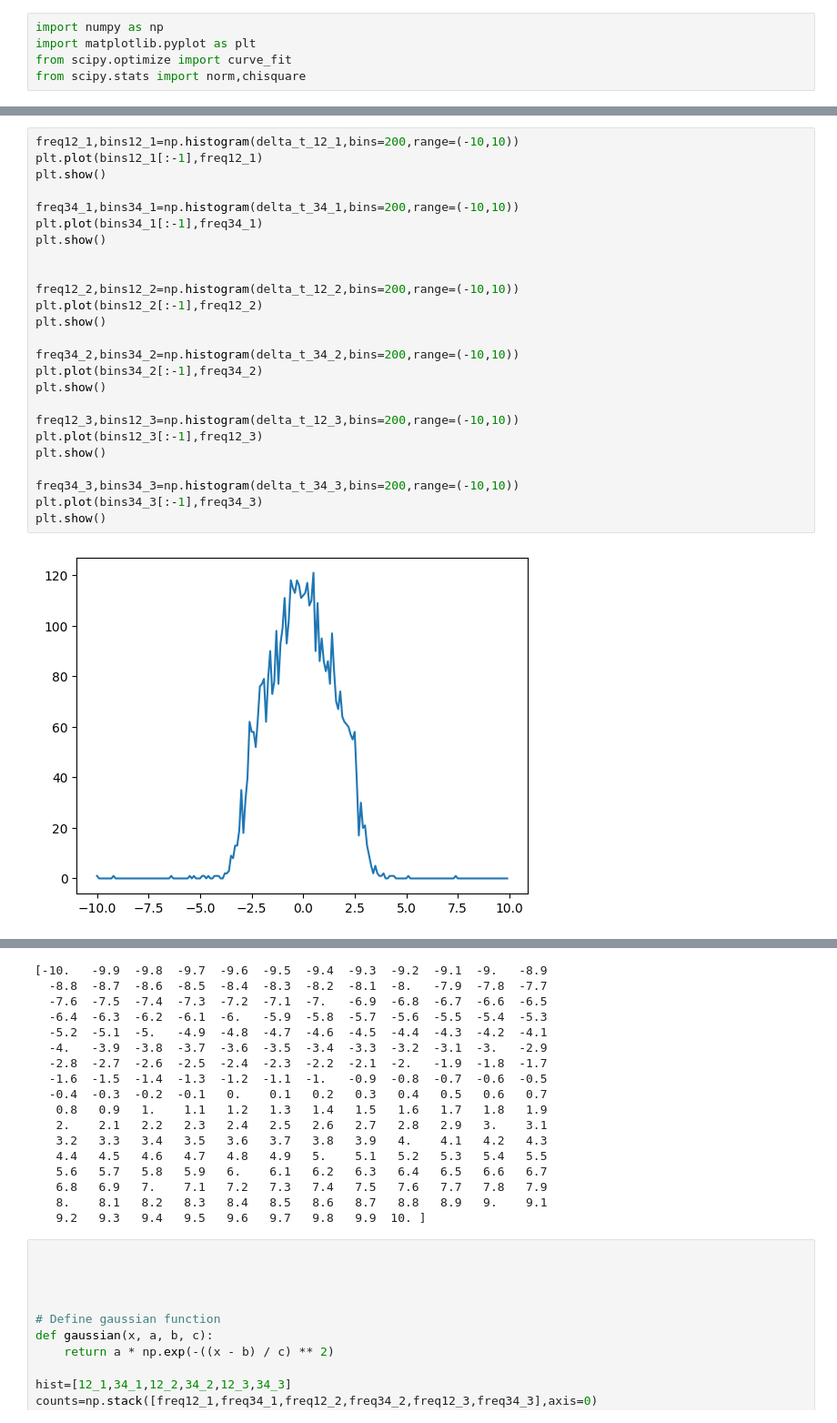
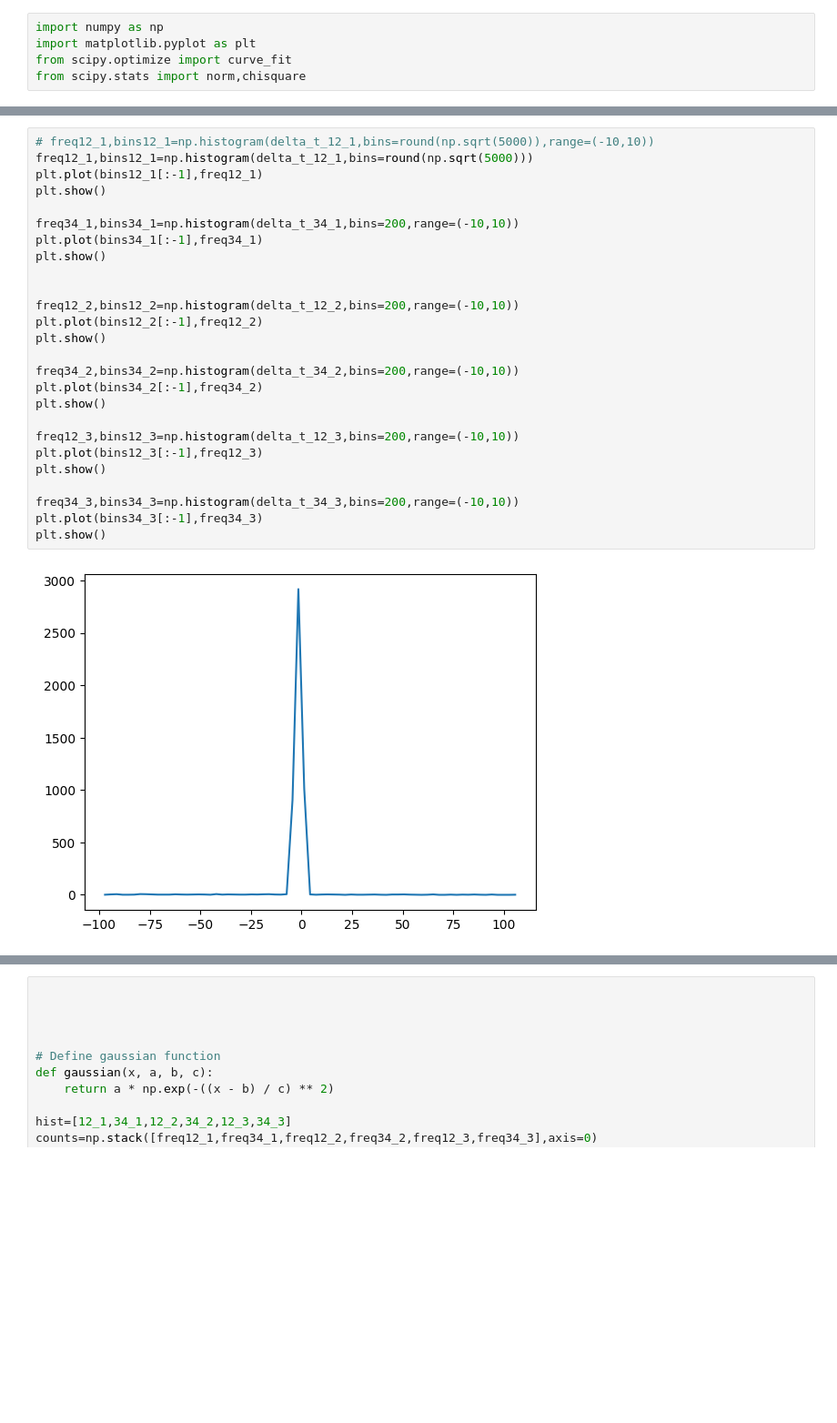
Before and after one commit to francescouni0/FisMedLab, a Jupyter notebook: Plastici/Acquisizione Na-22 Esperienza Scintillatori-20230427T155444Z-001/Acquisizione Na-22 Esperienza Scintillatori/Position.ipynb, the cells around one changed output, grey strips where cells are left out. Shown at 91% size. Saved outputs shown, nothing was run; the diff lists cells and outputs as text; blank space fills up the shorter version.

```diff
--- a/Plastici/Acquisizione Na-22 Esperienza Scintillatori-20230427T155444Z-001/Acquisizione Na-22 Esperienza Scintillatori/Position.ipynb
+++ b/Plastici/Acquisizione Na-22 Esperienza Scintillatori-20230427T155444Z-001/Acquisizione Na-22 Esperienza Scintillatori/Position.ipynb
@@ -22,52 +26,36 @@ delta_t_34_3=t4_3-t3_3
 # %%
-freq12_1,bins12_1=np.histogram(delta_t_12_1,bins=200,range=(-10,10))
+# freq12_1,bins12_1=np.histogram(delta_t_12_1,bins=round(np.sqrt(5000)),range=(-10,10))
+freq12_1,bins12_1=np.histogram(delta_t_12_1,bins=round(np.sqrt(5000)))
 plt.plot(bins12_1[:-1],freq12_1)
 plt.show()
 
 freq34_1,bins34_1=np.histogram(delta_t_34_1,bins=200,range=(-10,10))
 plt.plot(bins34_1[:-1],freq34_1)
 plt.show()
 
 
 freq12_2,bins12_2=np.histogram(delta_t_12_2,bins=200,range=(-10,10))
 plt.plot(bins12_2[:-1],freq12_2)
 plt.show()
 
 freq34_2,bins34_2=np.histogram(delta_t_34_2,bins=200,range=(-10,10))
 plt.plot(bins34_2[:-1],freq34_2)
 plt.show()
 
 freq12_3,bins12_3=np.histogram(delta_t_12_3,bins=200,range=(-10,10))
 plt.plot(bins12_3[:-1],freq12_3)
 plt.show()
 
 freq34_3,bins34_3=np.histogram(delta_t_34_3,bins=200,range=(-10,10))
 plt.plot(bins34_3[:-1],freq34_3)
 plt.show()
 # %% [output]
-[figure, old version]
+[figure, new version]
 [figure]
 [figure]
 [figure]
 [figure]
 [figure]
-[-10.   -9.9  -9.8  -9.7  -9.6  -9.5  -9.4  -9.3  -9.2  -9.1  -9.   -8.9
-  -8.8  -8.7  -8.6  -8.5  -8.4  -8.3  -8.2  -8.1  -8.   -7.9  -7.8  -7.7
-  -7.6  -7.5  -7.4  -7.3  -7.2  -7.1  -7.   -6.9  -6.8  -6.7  -6.6  -6.5
-  -6.4  -6.3  -6.2  -6.1  -6.   -5.9  -5.8  -5.7  -5.6  -5.5  -5.4  -5.3
-  -5.2  -5.1  -5.   -4.9  -4.8  -4.7  -4.6  -4.5  -4.4  -4.3  -4.2  -4.1
-  -4.   -3.9  -3.8  -3.7  -3.6  -3.5  -3.4  -3.3  -3.2  -3.1  -3.   -2.9
-  -2.8  -2.7  -2.6  -2.5  -2.4  -2.3  -2.2  -2.1  -2.   -1.9  -1.8  -1.7
-  -1.6  -1.5  -1.4  -1.3  -1.2  -1.1  -1.   -0.9  -0.8  -0.7  -0.6  -0.5
-  -0.4  -0.3  -0.2  -0.1   0.    0.1   0.2   0.3   0.4   0.5   0.6   0.7
-   0.8   0.9   1.    1.1   1.2   1.3   1.4   1.5   1.6   1.7   1.8   1.9
-   2.    2.1   2.2   2.3   2.4   2.5   2.6   2.7   2.8   2.9   3.    3.1
-   3.2   3.3   3.4   3.5   3.6   3.7   3.8   3.9   4.    4.1   4.2   4.3
-   4.4   4.5   4.6   4.7   4.8   4.9   5.    5.1   5.2   5.3   5.4   5.5
-   5.6   5.7   5.8   5.9   6.    6.1   6.2   6.3   6.4   6.5   6.6   6.7
-   6.8   6.9   7.    7.1   7.2   7.3   7.4   7.5   7.6   7.7   7.8   7.9
-   8.    8.1   8.2   8.3   8.4   8.5   8.6   8.7   8.8   8.9   9.    9.1
-   9.2   9.3   9.4   9.5   9.6   9.7   9.8   9.9  10. ]
 # %%
 
 
```
Also changed, not shown: parts of 1 cell of this notebook, 4 other files.
